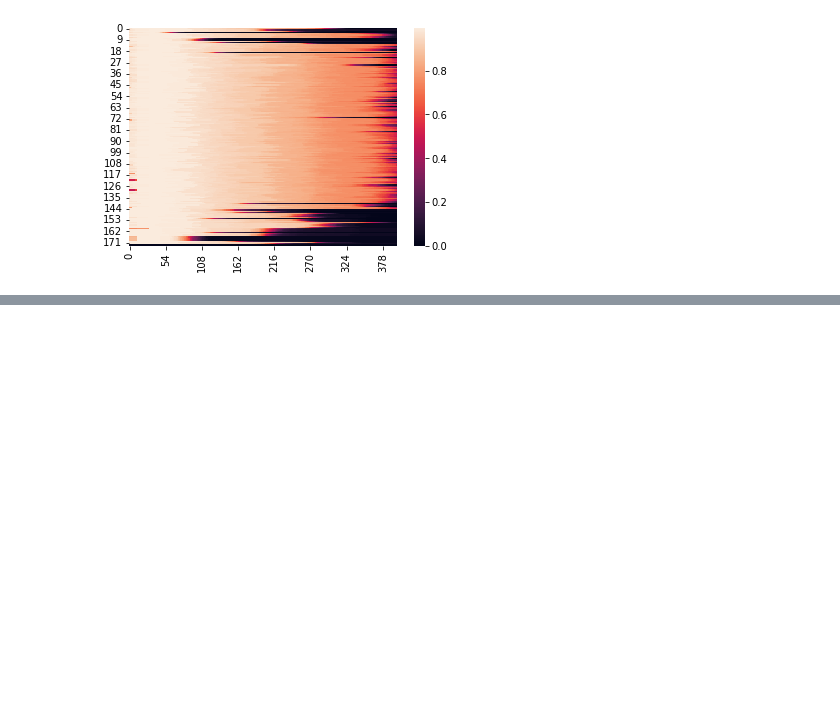
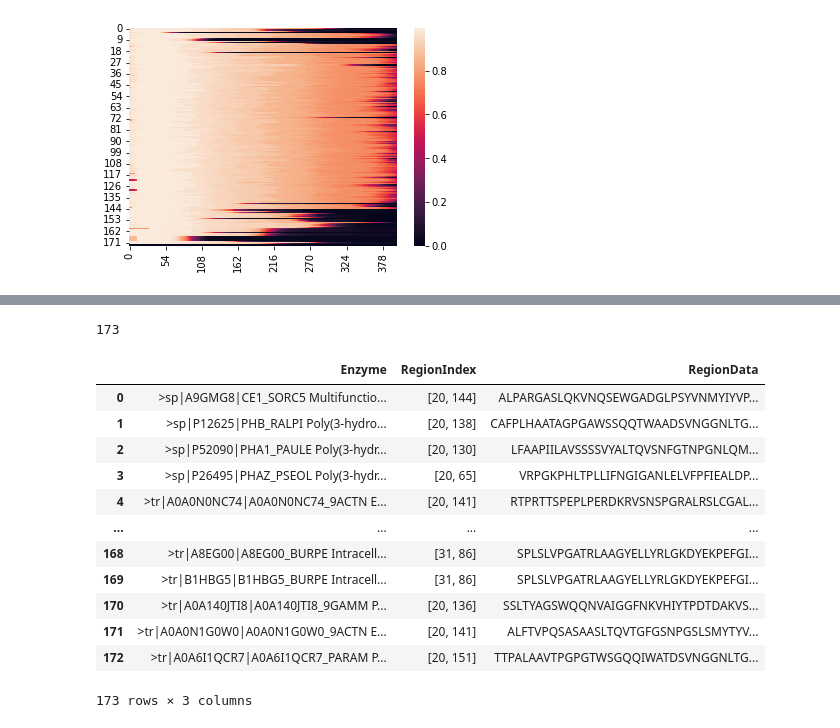
Before and after one commit to AugieDoebling/fall-2021-bioinformatics-plastics, a Jupyter notebook: BioInformatics_Group_Project_The_Plastics.ipynb, the cells around one changed output, grey strips where cells are left out. Cells and saved outputs as stored; diff of their text form; code cells hidden in the pictures; blank space fills up the shorter version.

```diff
--- a/BioInformatics_Group_Project_The_Plastics.ipynb
+++ b/BioInformatics_Group_Project_The_Plastics.ipynb
@@ -244,0 +238,17 @@ array([0.40268456, 0.60402685, 0.65771812, 0.73825503, 0.79194631,
+# %%
+def find_conserved_region(threshold, lst, offset):
+    #regions = []
+    region = [None, None]
+    in_region = False
+    for x in range(len(lst)):
+        if lst[x] > threshold:
+            if in_region == False:
+                in_region = True
+                region[0] = offset + x
+        else:
+            if in_region:
+                region[1] = offset + (x-1)
+                #in_region = False
+                #regions.append(region)
+                return region
+    #return regions
@@ -244,0 +323,16 @@ array([0.40268456, 0.60402685, 0.65771812, 0.73825503, 0.79194631,
+# %%
+#data['RegionIndexes'] = None
+# data['RegionData'] = ''
+
+region_index = []
+for i in range(len(normalized_heatmap)):
+    region = find_conserved_region(.95, normalized_heatmap[i], 20)
+    region_index.append(region)
+
+# region_index.append([0,0])
+
+data['RegionIndexes'] = region_index
+region_data = [data.iloc[i]['Genes'][data.iloc[i]['RegionIndexes'][0]:data.iloc[i]['RegionIndexes'][1]] for i in range(len(data)-1)]
+# for i in range(len(data)):
+#     data.iloc[i]['RegionData'] = data.iloc[i]['Genes']
+# data.iloc[173]
@@ -244,0 +361,23 @@ array([0.40268456, 0.60402685, 0.65771812, 0.73825503, 0.79194631,
+# %%
+len(data.iloc[:173])
+# %% [output]
+173
+# %%
+region_data
+
+final_data = pd.DataFrame({"Enzyme" : data.iloc[:173]['ID'], 'RegionIndex' : data.iloc[:173]['RegionIndexes'], 'RegionData' : region_data})
+final_data
+# %% [output]
+|  | Enzyme | RegionIndex | RegionData |
+| 0 | >sp|A9GMG8|CE1_SORC5 Multifunctio... | [20, 144] | ALPARGASLQKVNQSEWGADGLPSYVNMYIYVP... |
+| 1 | >sp|P12625|PHB_RALPI Poly(3-hydro... | [20, 138] | CAFPLHAATAGPGAWSSQQTWAADSVNGGNLTG... |
+| 2 | >sp|P52090|PHA1_PAULE Poly(3-hydr... | [20, 130] | LFAAPIILAVSSSSVYALTQVSNFGTNPGNLQM... |
+| 3 | >sp|P26495|PHAZ_PSEOL Poly(3-hydr... | [20, 65] | VRPGKPHLTPLLIFNGIGANLELVFPFIEALDP... |
+| 4 | >tr|A0A0N0NC74|A0A0N0NC74_9ACTN E... | [20, 141] | RTPRTTSPEPLPERDKRVSNSPGRALRSLCGAL... |
+| ... | ... | ... | ... |
+| 168 | >tr|A8EG00|A8EG00_BURPE Intracell... | [31, 86] | SPLSLVPGATRLAAGYELLYRLGKDYEKPEFGI... |
+| 169 | >tr|B1HBG5|B1HBG5_BURPE Intracell... | [31, 86] | SPLSLVPGATRLAAGYELLYRLGKDYEKPEFGI... |
+| 170 | >tr|A0A140JTI8|A0A140JTI8_9GAMM P... | [20, 136] | SSLTYAGSWQQNVAIGGFNKVHIYTPDTDAKVS... |
+| 171 | >tr|A0A0N1G0W0|A0A0N1G0W0_9ACTN E... | [20, 141] | ALFTVPQSASAASLTQVTGFGSNPGSLSMYTYV... |
+| 172 | >tr|A0A6I1QCR7|A0A6I1QCR7_PARAM P... | [20, 151] | TTPALAAVTPGPGTWSGQQIWATDSVNGGNLTG... |
+173 rows × 3 columns
```
Also changed, not shown: parts of 11 cells of this notebook.
